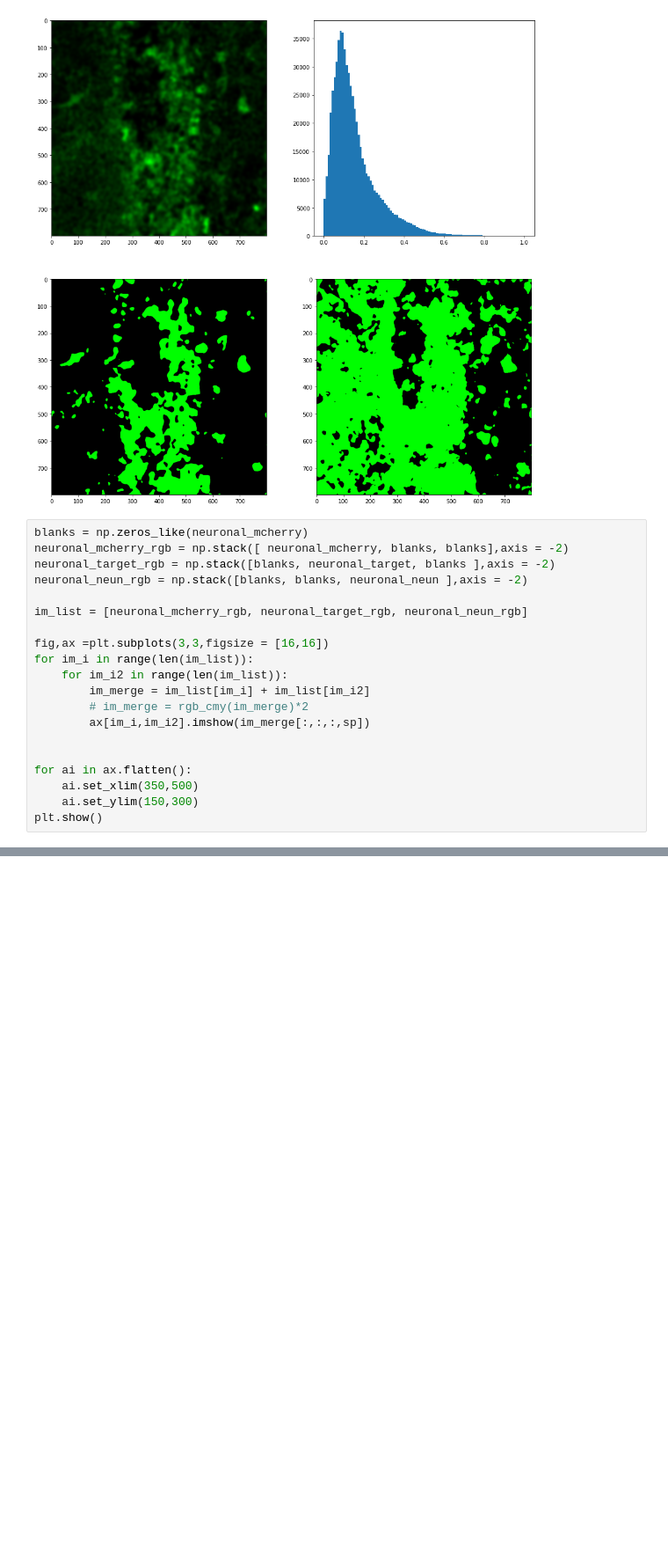
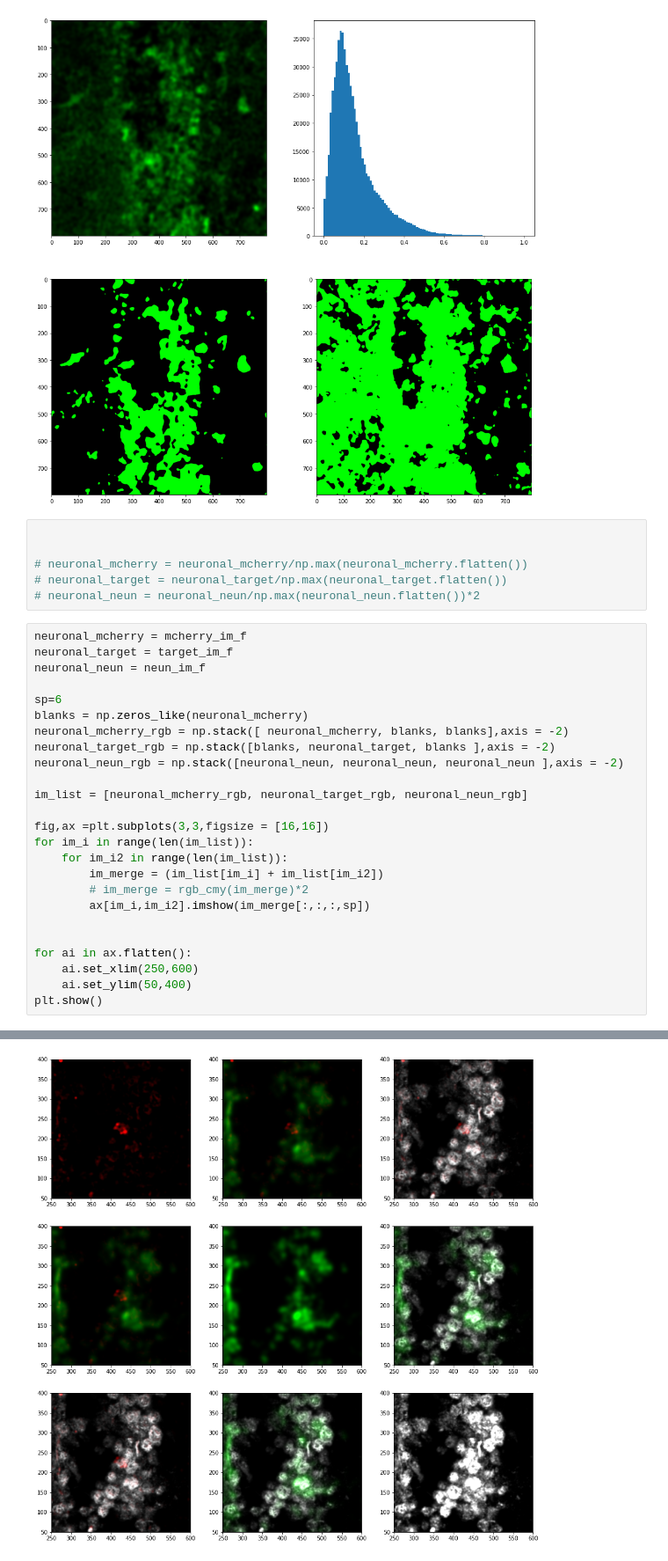
Before and after one commit to dtabuena/Images, a Jupyter notebook: Sample_Nell2.ipynb, the cells around one changed output, grey strips where cells are left out. Shown at 88% size. Saved outputs shown, nothing was run; the diff lists cells and outputs as text; blank space fills up the shorter version.

```diff
--- a/Sample_Nell2.ipynb
+++ b/Sample_Nell2.ipynb
@@ -215,24 +217,35 @@ ax[3].imshow(target_mask_zp,cmap=green_map)
 # %% [output]
 <matplotlib.image.AxesImage at 0x...>
 [figure]
+# %%
+
+
+# neuronal_mcherry = neuronal_mcherry/np.max(neuronal_mcherry.flatten())
+# neuronal_target = neuronal_target/np.max(neuronal_target.flatten())
+# neuronal_neun = neuronal_neun/np.max(neuronal_neun.flatten())*2
 # %%
+neuronal_mcherry = mcherry_im_f
+neuronal_target = target_im_f
+neuronal_neun = neun_im_f
+
+sp=6
 blanks = np.zeros_like(neuronal_mcherry)
 neuronal_mcherry_rgb = np.stack([ neuronal_mcherry, blanks, blanks],axis = -2)
 neuronal_target_rgb = np.stack([blanks, neuronal_target, blanks ],axis = -2)
-neuronal_neun_rgb = np.stack([blanks, blanks, neuronal_neun ],axis = -2)
+neuronal_neun_rgb = np.stack([neuronal_neun, neuronal_neun, neuronal_neun ],axis = -2)
 
 im_list = [neuronal_mcherry_rgb, neuronal_target_rgb, neuronal_neun_rgb]
 
 fig,ax =plt.subplots(3,3,figsize = [16,16])
 for im_i in range(len(im_list)):
     for im_i2 in range(len(im_list)):
-        im_merge = im_list[im_i] + im_list[im_i2]
+        im_merge = (im_list[im_i] + im_list[im_i2])
         # im_merge = rgb_cmy(im_merge)*2
         ax[im_i,im_i2].imshow(im_merge[:,:,:,sp])
 
 
 for ai in ax.flatten():
-    ai.set_xlim(350,500)
-    ai.set_ylim(150,300)
+    ai.set_xlim(250,600)
+    ai.set_ylim(50,400)
 plt.show()
 # %% [output]
@@ -240,3 +259,4 @@ NameError: ignored
+[figure, added]
 # %%
 
 def rgb_cmy(image,caxis=2,balance = [1,1,1]):
```
Also changed, not shown: parts of 3 cells of this notebook.
